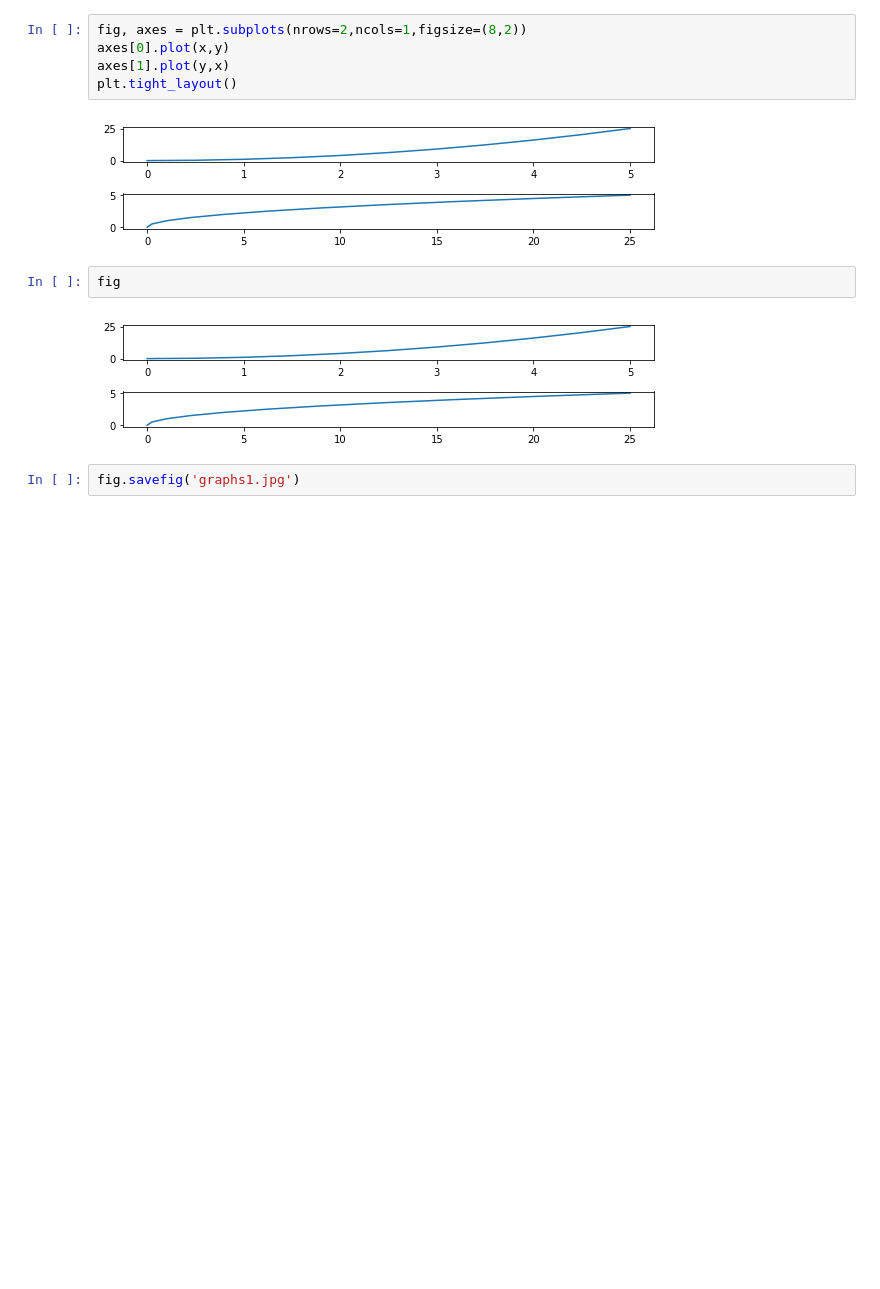
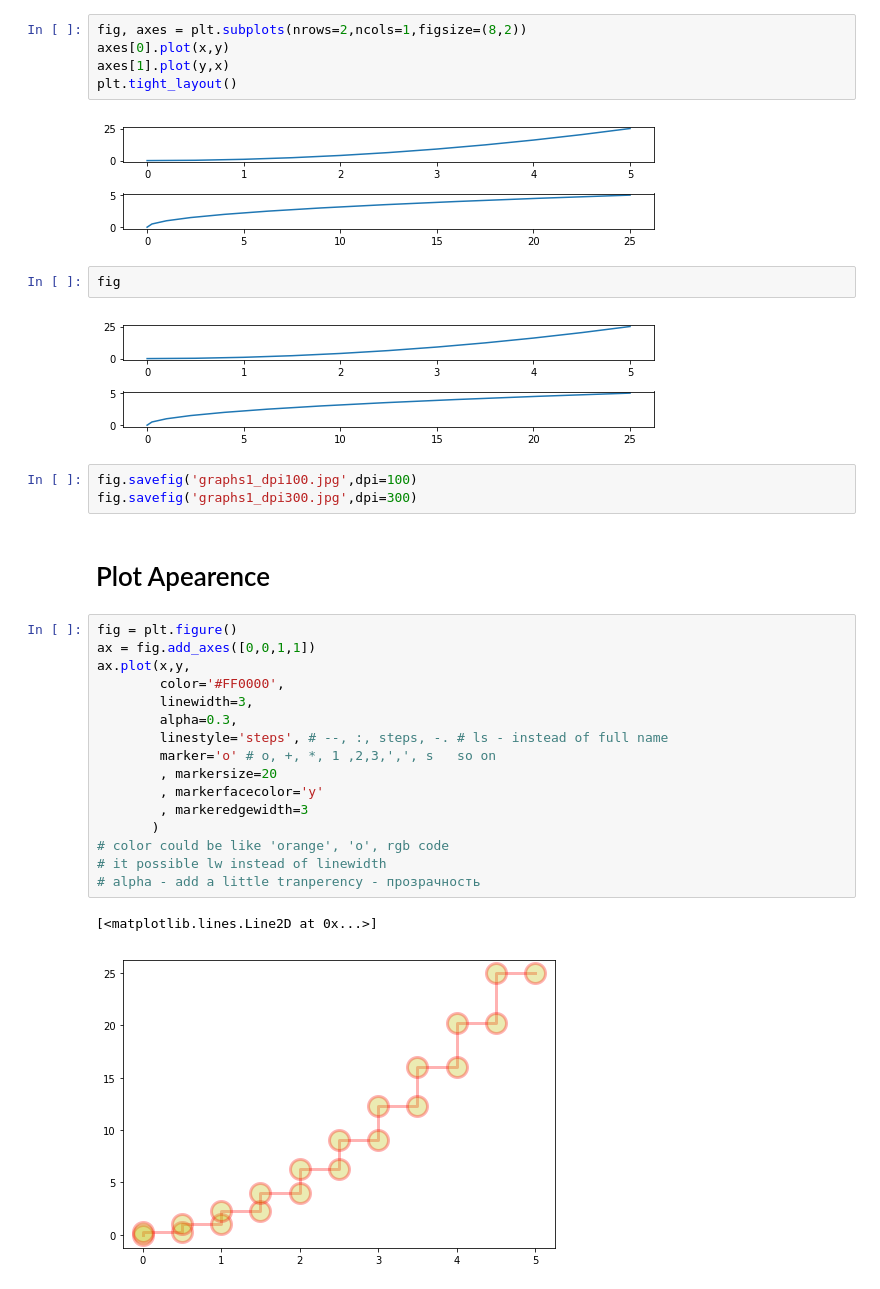
Before and after one commit to Lanskask/Python_Experiments, a Jupyter notebook: BigData_Exp/Un10_MatplLib-Beginning.ipynb, the cells around one changed output. Saved outputs shown, nothing was run; the diff lists cells and outputs as text; blank space fills up the shorter version.

```diff
--- a/BigData_Exp/Un10_MatplLib-Beginning.ipynb
+++ b/BigData_Exp/Un10_MatplLib-Beginning.ipynb
@@ -104,5 +115,27 @@ plt.tight_layout()
 fig
 # %% [output]
 [figure]
-# %%
-fig.savefig('graphs1.jpg')
+# %%
+fig.savefig('graphs1_dpi100.jpg',dpi=100)
+fig.savefig('graphs1_dpi300.jpg',dpi=300)
+# %% [markdown]
+# Plot Apearence
+# %%
+fig = plt.figure()
+ax = fig.add_axes([0,0,1,1])
+ax.plot(x,y,
+        color='#FF0000',
+        linewidth=3,
+        alpha=0.3,
+        linestyle='steps', # --, :, steps, -. # ls - instead of full name
+        marker='o' # o, +, *, 1 ,2,3,',', s   so on
+        , markersize=20
+        , markerfacecolor='y'
+        , markeredgewidth=3
+       )
+# color could be like 'orange', 'o', rgb code
+# it possible lw instead of linewidth
+# alpha - add a little tranperency - прозрачность
+# %% [output]
+[<matplotlib.lines.Line2D at 0x...>]
+[figure, added]
```
Also changed, not shown: parts of 3 cells of this notebook, 31 other files.
